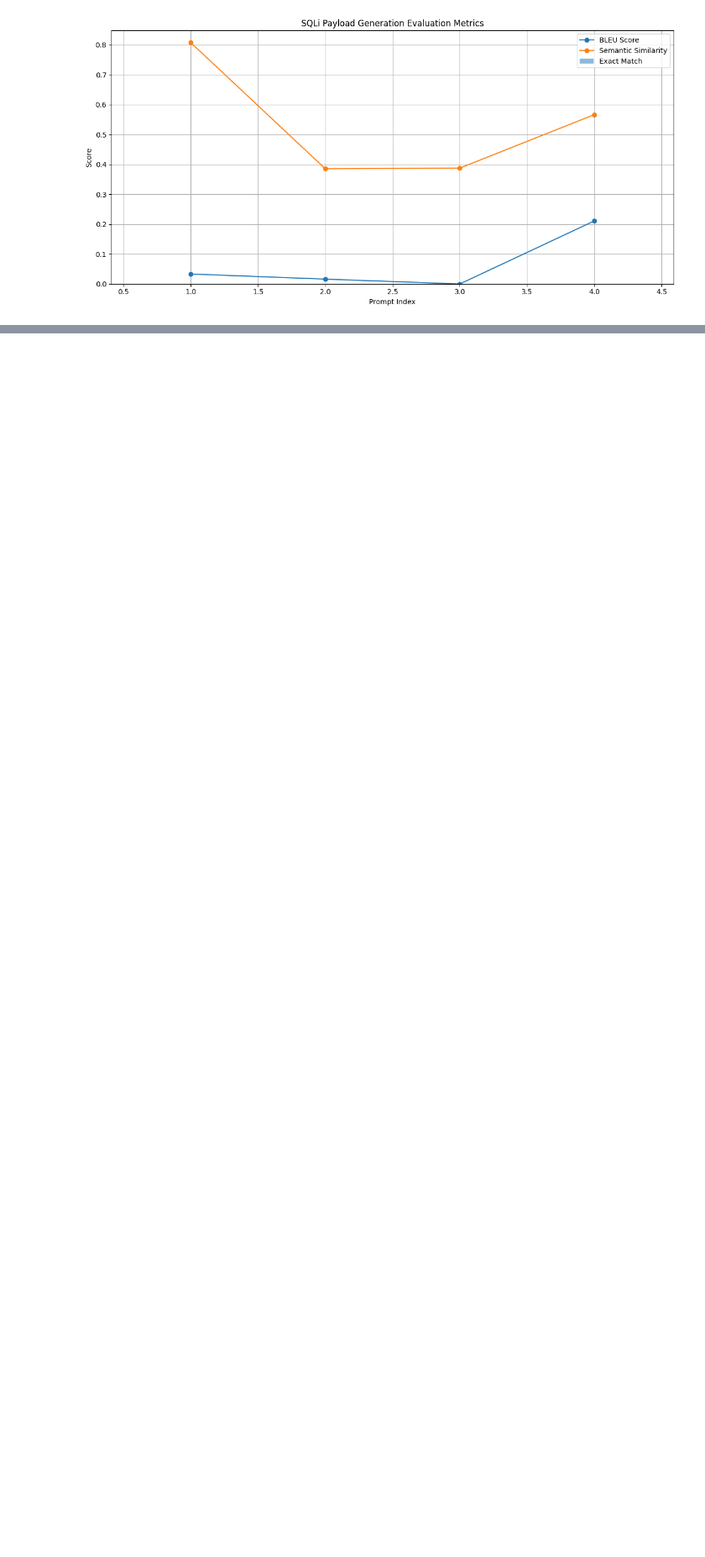
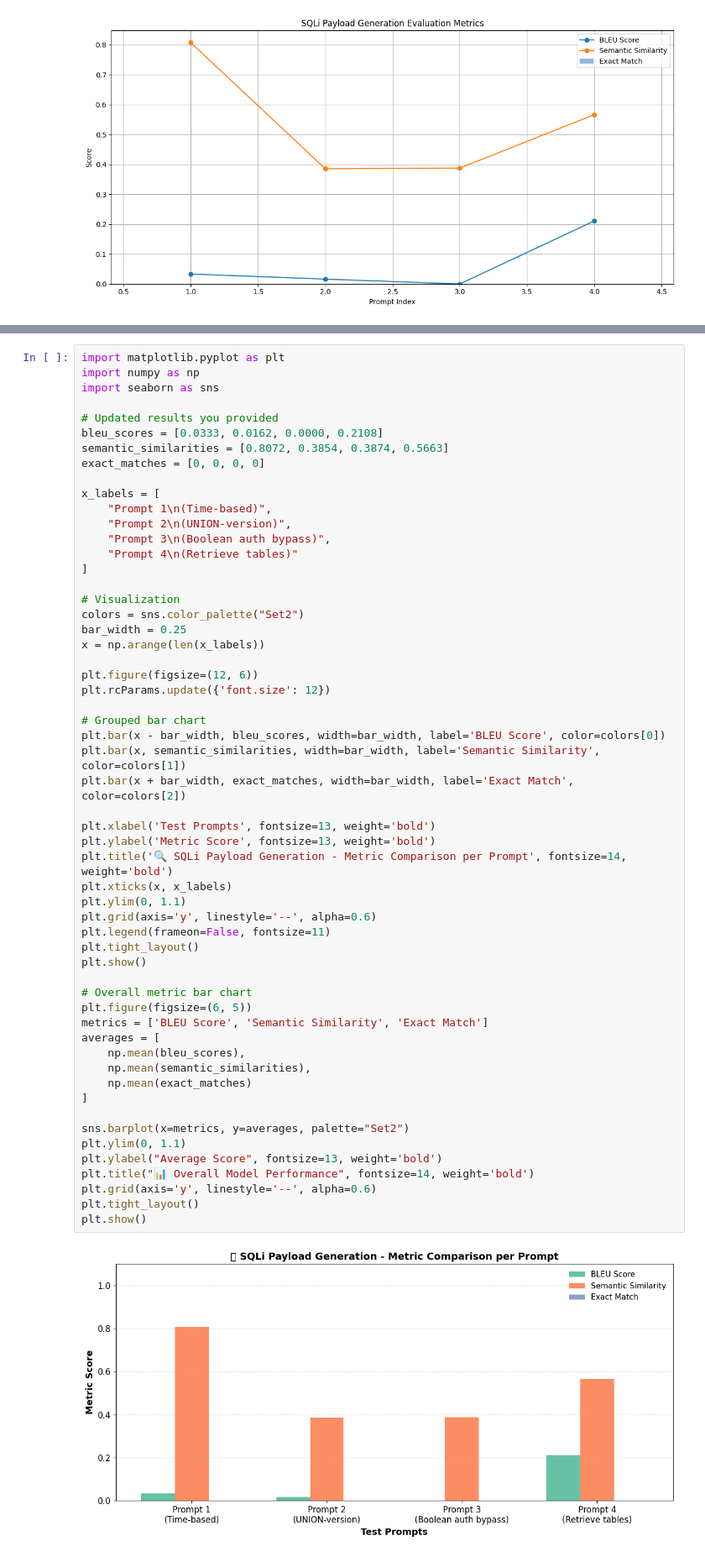
Before and after one commit to SaadJavedQamar/final-year-project-Vulnbrace-, a Jupyter notebook: Query_Generation/10052025_SQLi_Query_Generation_Unlabelled_Dataset_Final.ipynb, the cells around one changed output, grey strips where cells are left out. Shown at 84% size. Cells and saved outputs as stored; diff of their text form; blank space fills up the shorter version.

```diff
--- a/Query_Generation/10052025_SQLi_Query_Generation_Unlabelled_Dataset_Final.ipynb
+++ b/Query_Generation/10052025_SQLi_Query_Generation_Unlabelled_Dataset_Final.ipynb
@@ -1017,0 +860,58 @@ BLEU Score: 0.2108, Exact Match: 0, Semantic Similarity: 0.5663
+# %%
+import matplotlib.pyplot as plt
+import numpy as np
+import seaborn as sns
+
+# Updated results you provided
+bleu_scores = [0.0333, 0.0162, 0.0000, 0.2108]
+semantic_similarities = [0.8072, 0.3854, 0.3874, 0.5663]
+exact_matches = [0, 0, 0, 0]
+
+x_labels = [
+    "Prompt 1\n(Time-based)",
+    "Prompt 2\n(UNION-version)",
+    "Prompt 3\n(Boolean auth bypass)",
+    "Prompt 4\n(Retrieve tables)"
+]
+
+# Visualization
+colors = sns.color_palette("Set2")
+bar_width = 0.25
+x = np.arange(len(x_labels))
+
+plt.figure(figsize=(12, 6))
+plt.rcParams.update({'font.size': 12})
+
+# Grouped bar chart
+plt.bar(x - bar_width, bleu_scores, width=bar_width, label='BLEU Score', color=colors[0])
+plt.bar(x, semantic_similarities, width=bar_width, label='Semantic Similarity', color=colors[1])
+plt.bar(x + bar_width, exact_matches, width=bar_width, label='Exact Match', color=colors[2])
+
+plt.xlabel('Test Prompts', fontsize=13, weight='bold')
+plt.ylabel('Metric Score', fontsize=13, weight='bold')
+plt.title('🔍 SQLi Payload Generation - Metric Comparison per Prompt', fontsize=14, weight='bold')
+plt.xticks(x, x_labels)
+plt.ylim(0, 1.1)
+plt.grid(axis='y', linestyle='--', alpha=0.6)
+plt.legend(frameon=False, fontsize=11)
+plt.tight_layout()
+plt.show()
+
+# Overall metric bar chart
+plt.figure(figsize=(6, 5))
+metrics = ['BLEU Score', 'Semantic Similarity', 'Exact Match']
+averages = [
+    np.mean(bleu_scores),
+    np.mean(semantic_similarities),
+    np.mean(exact_matches)
+]
+
+sns.barplot(x=metrics, y=averages, palette="Set2")
+plt.ylim(0, 1.1)
+plt.ylabel("Average Score", fontsize=13, weight='bold')
+plt.title("📊 Overall Model Performance", fontsize=14, weight='bold')
+plt.grid(axis='y', linestyle='--', alpha=0.6)
+plt.tight_layout()
+plt.show()
+# %% [output]
+[figure, added]
```
Also changed, not shown: parts of 4 cells of this notebook.
